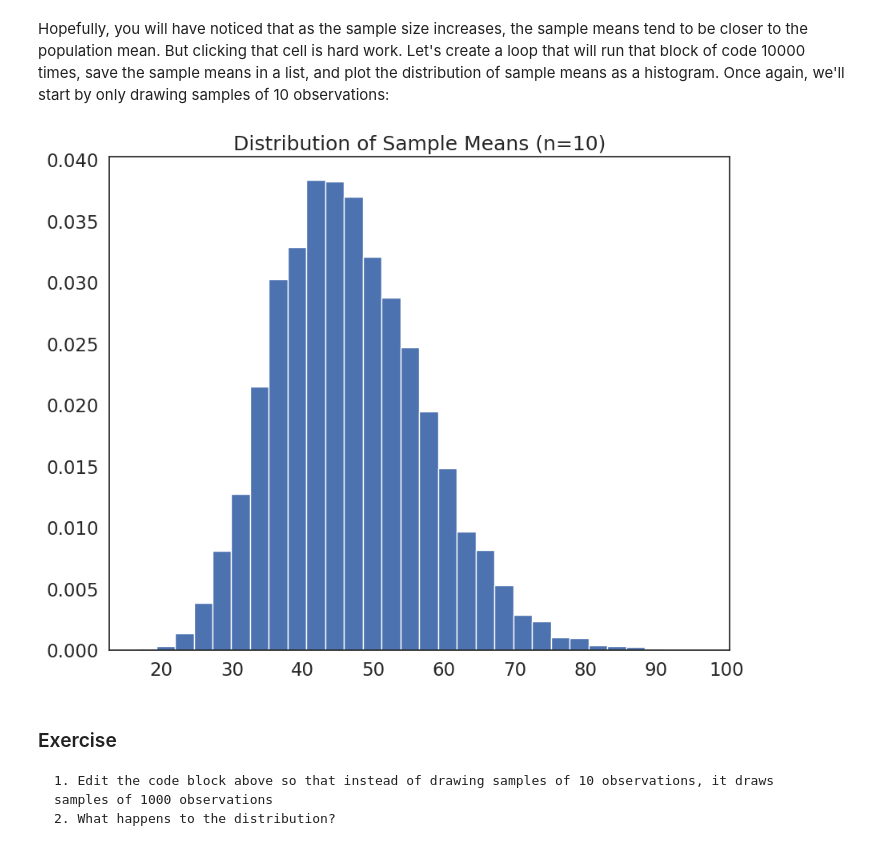
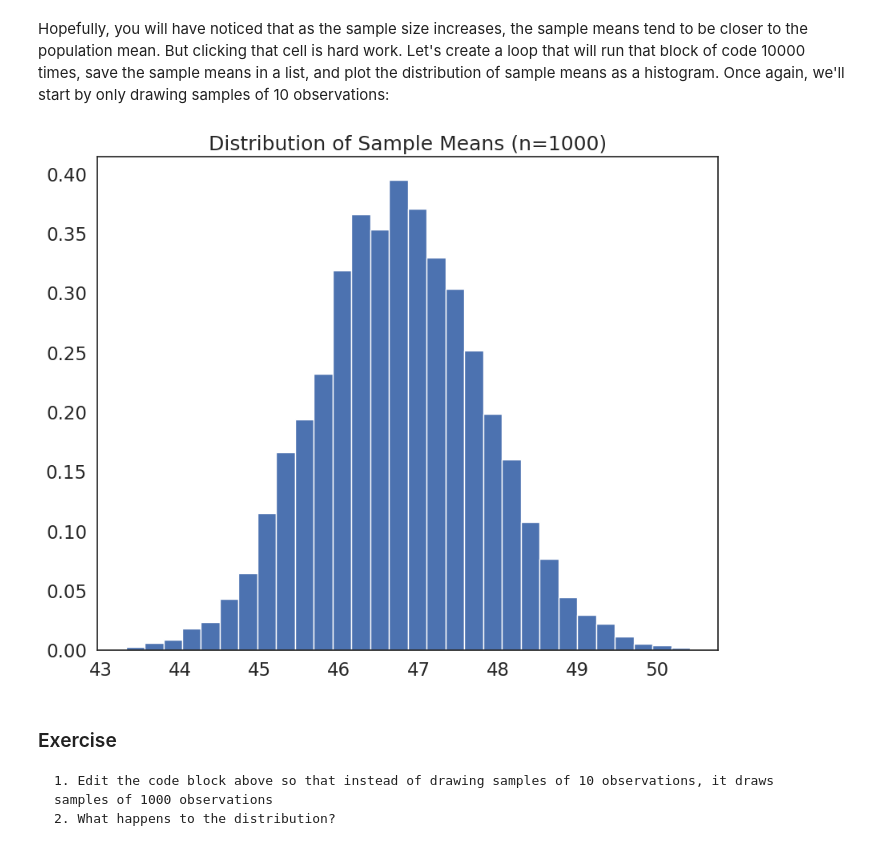
Before and after one commit to verdemarchi/QM2, a Jupyter notebook: notebooks/W05. Distributions and Basic Statistics.ipynb, the cells around one changed output. Saved outputs shown, nothing was run; the diff lists cells and outputs as text; code cells hidden in the pictures.

```diff
--- a/notebooks/W05. Distributions and Basic Statistics.ipynb
+++ b/notebooks/W05. Distributions and Basic Statistics.ipynb
@@ -359,19 +367,19 @@ Hopefully, you will have noticed that as the sample size increases, the sample m
 # %%
 #create an empty list to store sample means
 sample_means=[]
 
-sample_size=10
+sample_size=1000
 # loop 10,000 times.
 for i in range(0,10000):
     sample= df['income'].sample(sample_size, replace=True) # draw a sample of 10 observations from the income variable, with replacement
     sample_mean=sample.mean() # calculate the mean of the sample
     sample_means.append(sample_mean) # append the sample mean to the list of sample means
 
 plt.hist(sample_means, bins=30, edgecolor='white', density=True) # plot a histogram of the sample means
 plt.title('Distribution of Sample Means (n={})'.format(sample_size)) # add a title
 plt.show()
 # %% [output]
-[figure, old version]
+[figure, new version]
 # %% [markdown]
 ### Exercise
 
```
Also changed, not shown: parts of 12 cells of this notebook.
